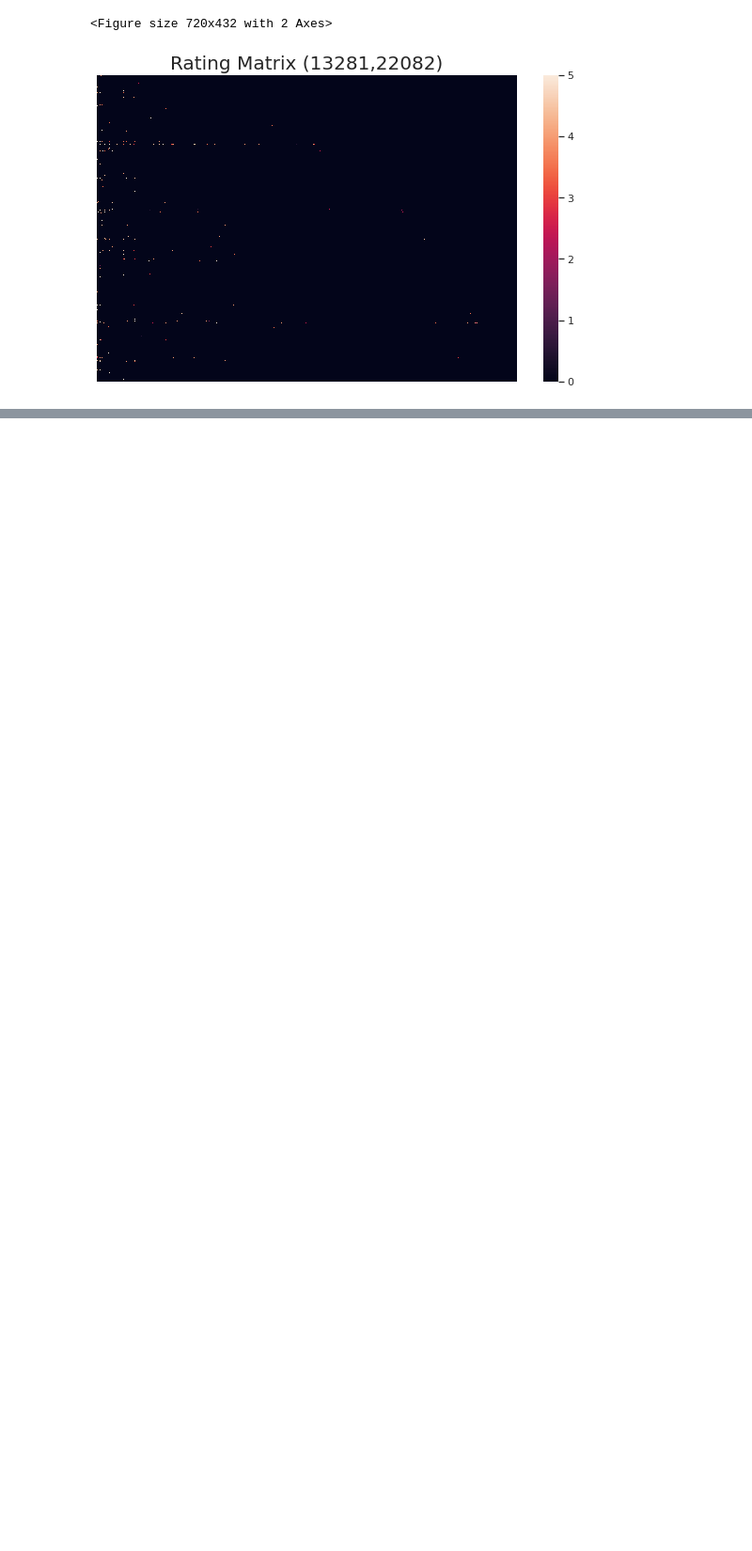
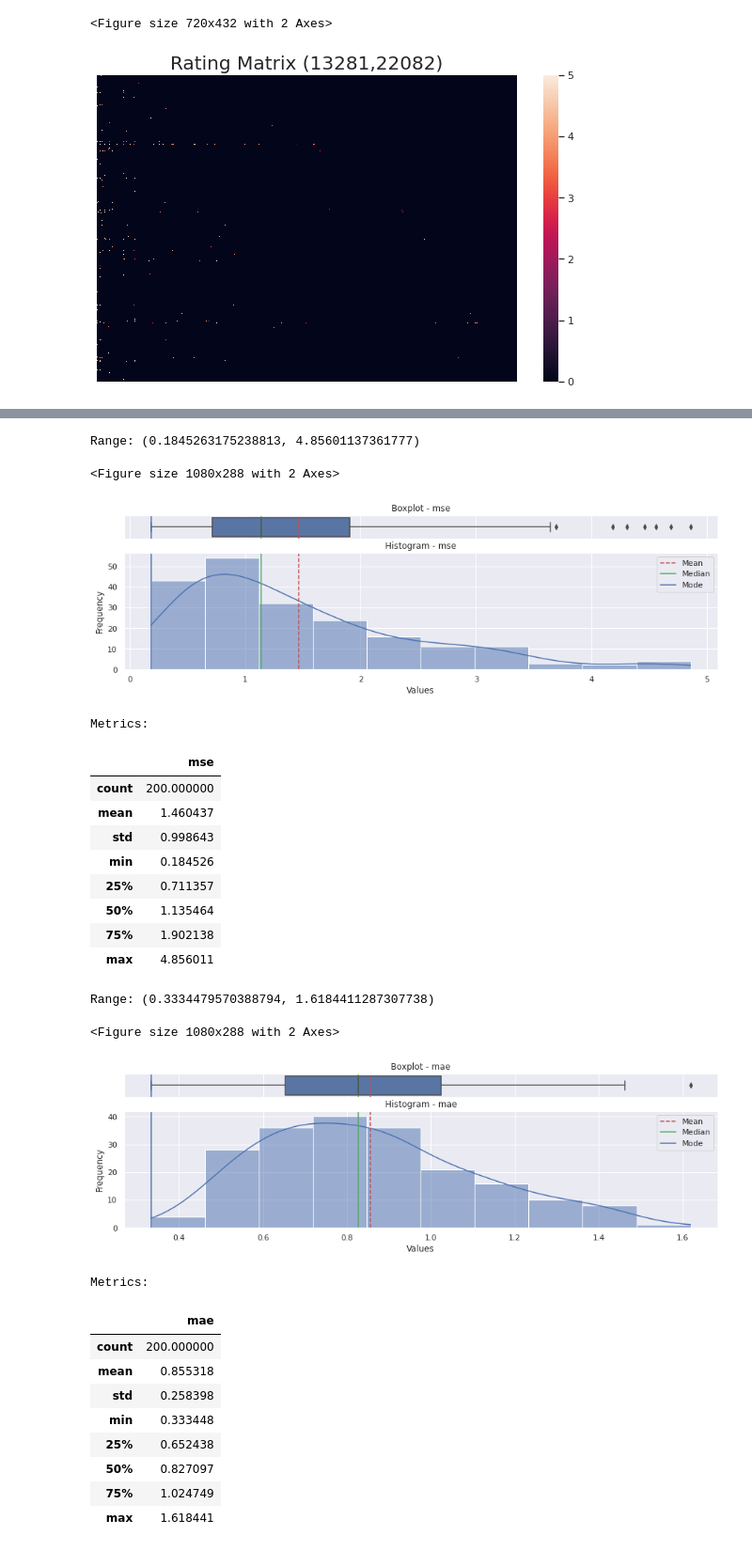
Before and after one commit to adrianmarino/thesis-paper, a Jupyter notebook: notebooks/models.ipynb, the cells around one changed output, grey strips where cells are left out. Shown at 94% size. Cells and saved outputs as stored; diff of their text form; code cells hidden in the pictures; blank space fills up the shorter version.

```diff
--- a/notebooks/models.ipynb
+++ b/notebooks/models.ipynb
@@ -85,9 +88,5 @@ rm.plot()
 <Figure size 720x432 with 2 Axes>
 [figure]
 # %%
-predictor = ml.KNNUserBasedPredictor(
-    rm,
-    distance    = ml.CosineDistance(),
-    n_neighbors = 10
-)
+predictor = ml.KNNUserBasedPredictor(rm, ml.CosineDistance())
 # %% [output]
@@ -98,0 +94,30 @@ tensor(4.2500, device='cuda:0')
+# %%
+def batch_sample(interactions, batch_size):
+    indexes = torch.randint(0, interactions.shape[0]-1, (batch_size,))
+
+    features_batch = interactions[['user_seq', 'movie_seq']].iloc[indexes, :].values
+    label_batch    = interactions[['rating']].iloc[indexes, :].values.reshape((-1,))
+
+    return features_batch, label_batch
+# %%
+n_samples   = 200
+n_neighbors = 5000
+batch_size  = 10
+
+metrics_log = []
+for sample in range(n_samples):
+    x_batch, y_batch = batch_sample(interactions, batch_size)
+
+    summary = predictor.evaluate(
+        x_batch,
+        y_batch,
+        n_neighbors,
+        metrics_fn = {
+            'mse': mean_squared_error,
+            'mae': mean_absolute_error
+        }
+    )
+    summary['sample'] = sample
+
+    logging.info(summary)
+    metrics_log.append(summary)
@@ -98,0 +142,33 @@ tensor(4.2500, device='cuda:0')
+# %%
+metrics = pd.DataFrame(metrics_log)
+
+for name in metrics.columns[:2]:
+    pl.l_flat_size()
+    pl.describe_num_var(metrics, name, bins=10)
+# %% [output]
+Range: (0.1845263175238813, 4.85601137361777)
+<Figure size 1080x288 with 2 Axes>
+[figure, added]
+Metrics:
+|  | mse |
+| count | 200.000000 |
+| mean | 1.460437 |
+| std | 0.998643 |
+| min | 0.184526 |
+| 25% | 0.711357 |
+| 50% | 1.135464 |
+| 75% | 1.902138 |
+| max | 4.856011 |
+Range: (0.3334479570388794, 1.6184411287307738)
+<Figure size 1080x288 with 2 Axes>
+[figure, added]
+Metrics:
+|  | mae |
+| count | 200.000000 |
+| mean | 0.855318 |
+| std | 0.258398 |
+| min | 0.333448 |
+| 25% | 0.652438 |
+| 50% | 0.827097 |
+| 75% | 1.024749 |
+| max | 1.618441 |
```
Also changed, not shown: parts of 5 cells of this notebook, 3 other files.
